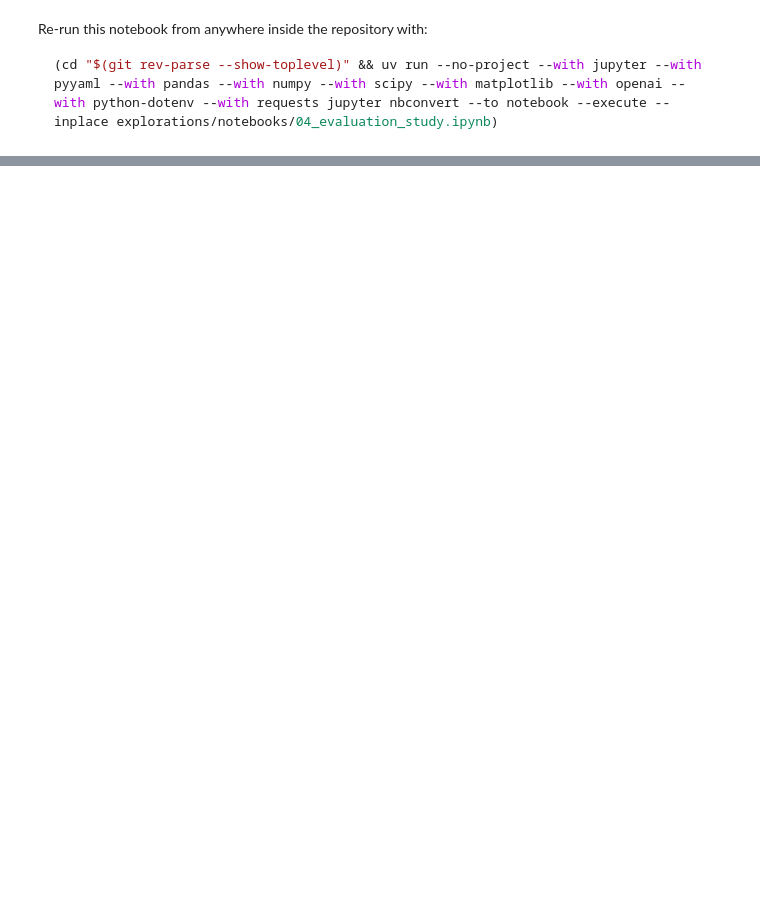
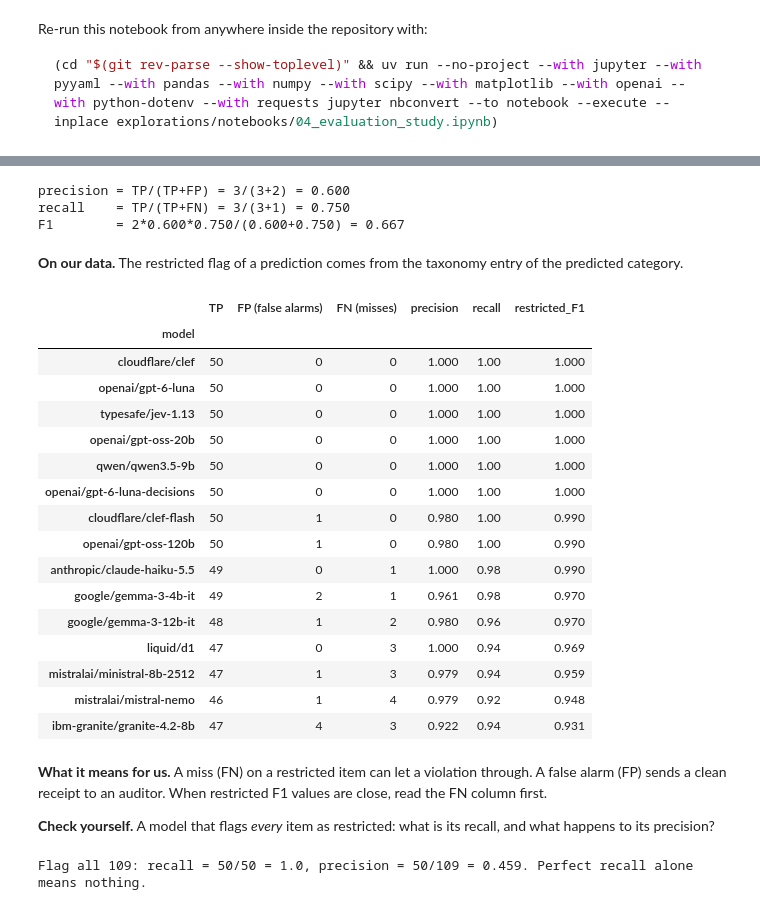
Before and after one commit to luisferdev11/Expense-Policy-Validator, a Jupyter notebook: explorations/notebooks/04_evaluation_study.ipynb, the cells around one changed output, grey strips where cells are left out. Drawn from its saved outputs; the diff is of its cells as text; code cells hidden in the pictures; blank space fills up the shorter version.

```diff
--- a/explorations/notebooks/04_evaluation_study.ipynb
+++ b/explorations/notebooks/04_evaluation_study.ipynb
@@ -482,0 +184,77 @@ of variants tried. That is the whole argument for "decide on dev, report on test
+# %%
+def prf(tp: int, fp: int, fn: int) -> tuple[float, float, float]:
+    p = tp / (tp + fp) if tp + fp else 0.0
+    r = tp / (tp + fn) if tp + fn else 0.0
+    return p, r, (2 * p * r / (p + r) if p + r else 0.0)
+
+
+# By hand: 10 items, 4 truly restricted. The model flags 5; 3 of them are right.
+tp, fp, fn = 3, 2, 1
+p_, r_, f_ = prf(tp, fp, fn)
+print(f"precision = TP/(TP+FP) = {tp}/({tp}+{fp}) = {p_:.3f}")
+print(f"recall    = TP/(TP+FN) = {tp}/({tp}+{fn}) = {r_:.3f}")
+print(f"F1        = 2*{p_:.3f}*{r_:.3f}/({p_:.3f}+{r_:.3f}) = {f_:.3f}")
+# %% [output]
+precision = TP/(TP+FP) = 3/(3+2) = 0.600
+recall    = TP/(TP+FN) = 3/(3+1) = 0.750
+F1        = 2*0.600*0.750/(0.600+0.750) = 0.667
+# %% [markdown]
+**On our data.** The restricted flag of a prediction comes from the taxonomy entry of the
+predicted category.
+# %%
+def restricted_counts(m: str) -> tuple[int, int, int]:
+    g = P[P["model"] == m]
+    pred = g["predicted_category"].map(lambda c: cp.TAXONOMY.get(c or "", (False, ""))[0])
+    gold = g["item_id"].map(lambda i: DEV[i]["restricted"])
+    return int((pred & gold).sum()), int((pred & ~gold).sum()), int((~pred & gold).sum())
+
+
+rows = []
+for m in OK.columns:
+    tp, fp, fn = restricted_counts(m)
+    pr, rc, f1 = prf(tp, fp, fn)
+    rows.append(
+        {
+            "model": m,
+            "TP": tp,
+            "FP (false alarms)": fp,
+            "FN (misses)": fn,
+            "precision": pr,
+            "recall": rc,
+            "restricted_F1": f1,
+        }
+    )
+pd.DataFrame(rows).set_index("model").sort_values("restricted_F1", ascending=False).round(3)
+# %% [output]
+|  | TP | FP (false alarms) | FN (misses) | precision | recall | restricted_F1 |
+| model |  |  |  |  |  |  |
+| cloudflare/clef | 50 | 0 | 0 | 1.000 | 1.00 | 1.000 |
+| openai/gpt-6-luna | 50 | 0 | 0 | 1.000 | 1.00 | 1.000 |
+| typesafe/jev-1.13 | 50 | 0 | 0 | 1.000 | 1.00 | 1.000 |
+| openai/gpt-oss-20b | 50 | 0 | 0 | 1.000 | 1.00 | 1.000 |
+| qwen/qwen3.5-9b | 50 | 0 | 0 | 1.000 | 1.00 | 1.000 |
+| openai/gpt-6-luna-decisions | 50 | 0 | 0 | 1.000 | 1.00 | 1.000 |
+| cloudflare/clef-flash | 50 | 1 | 0 | 0.980 | 1.00 | 0.990 |
+| openai/gpt-oss-120b | 50 | 1 | 0 | 0.980 | 1.00 | 0.990 |
+| anthropic/claude-haiku-5.5 | 49 | 0 | 1 | 1.000 | 0.98 | 0.990 |
+| google/gemma-3-4b-it | 49 | 2 | 1 | 0.961 | 0.98 | 0.970 |
+| google/gemma-3-12b-it | 48 | 1 | 2 | 0.980 | 0.96 | 0.970 |
+| liquid/d1 | 47 | 0 | 3 | 1.000 | 0.94 | 0.969 |
+| mistralai/ministral-8b-2512 | 47 | 1 | 3 | 0.979 | 0.94 | 0.959 |
+| mistralai/mistral-nemo | 46 | 1 | 4 | 0.979 | 0.92 | 0.948 |
+| ibm-granite/granite-4.2-8b | 47 | 4 | 3 | 0.922 | 0.94 | 0.931 |
+# %% [markdown]
+**What it means for us.** A miss (FN) on a restricted item can let a violation through. A
+false alarm (FP) sends a clean receipt to an auditor. When restricted F1 values are close, read
+the FN column first.
+
+**Check yourself.** A model that flags *every* item as restricted: what is its recall, and
+what happens to its precision?
+# %%
+n_restricted = sum(DEV[i]["restricted"] for i in DEV)
+print(
+    f"Flag all {N}: recall = {n_restricted}/{n_restricted} = 1.0, precision = "
+    f"{n_restricted}/{N} = {n_restricted / N:.3f}. Perfect recall alone means nothing."
+)
+# %% [output]
+Flag all 109: recall = 50/50 = 1.0, precision = 50/109 = 0.459. Perfect recall alone means nothing.
```
Also changed, not shown: parts of 76 cells of this notebook, 3 other files.
